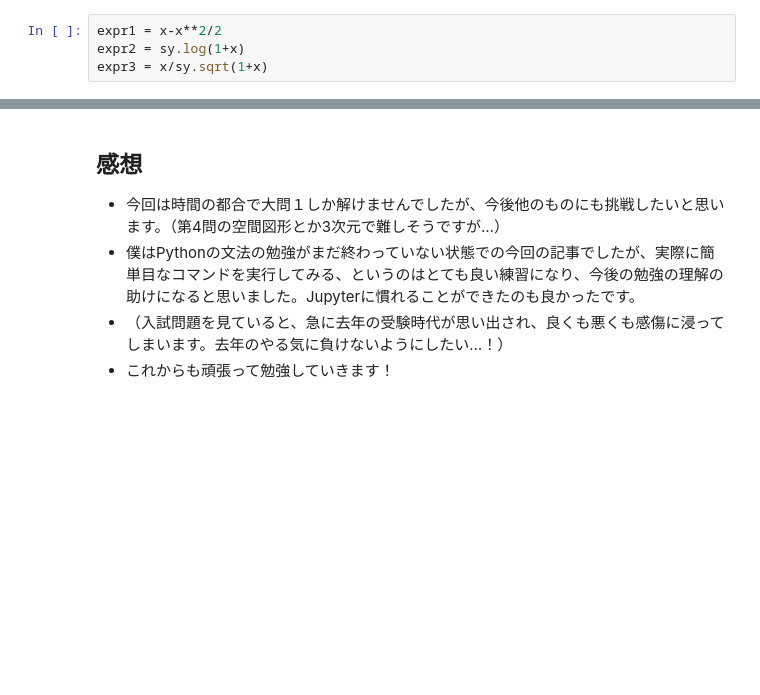
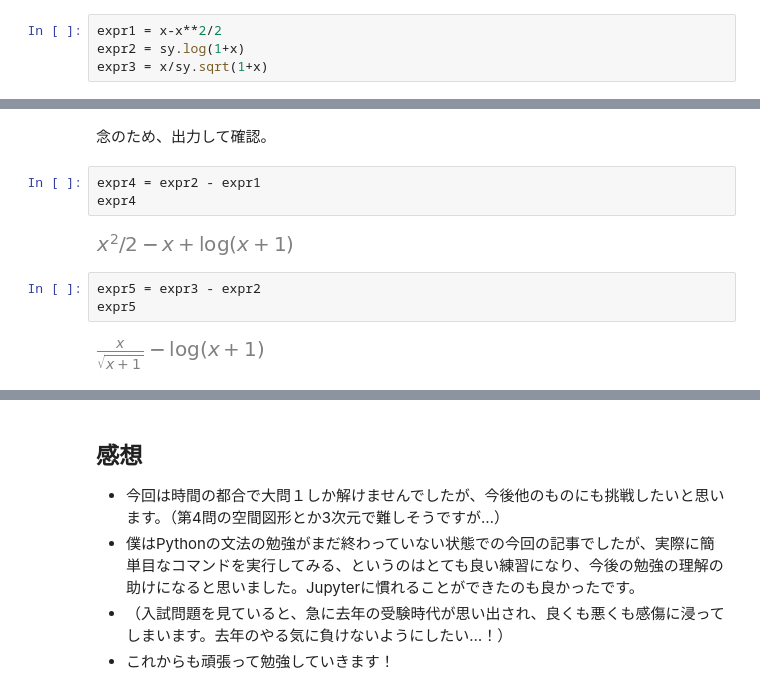
Before and after one commit to oumpy/hp_management, a Jupyter notebook: content/articles/2018sy/Tech_archive/handai_math.ipynb, the cells around one changed output, grey strips where cells are left out. Cells and saved outputs as stored; diff of their text form; blank space fills up the shorter version.

```diff
--- a/content/articles/2018sy/Tech_archive/handai_math.ipynb
+++ b/content/articles/2018sy/Tech_archive/handai_math.ipynb
@@ -44,0 +61,12 @@ expr3 = x/sy.sqrt(1+x)
+# %% [markdown]
+念のため、出力して確認。
+# %%
+expr4 = expr2 - expr1
+expr4
+# %% [output]
+[figure, added]
+# %%
+expr5 = expr3 - expr2
+expr5
+# %% [output]
+[figure, added]
```
Also changed, not shown: parts of 34 cells of this notebook.
